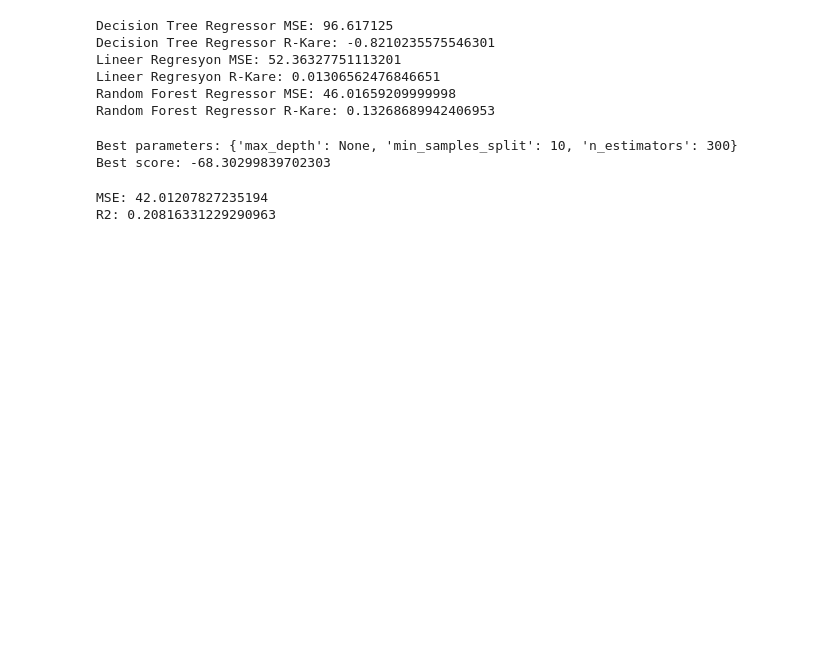
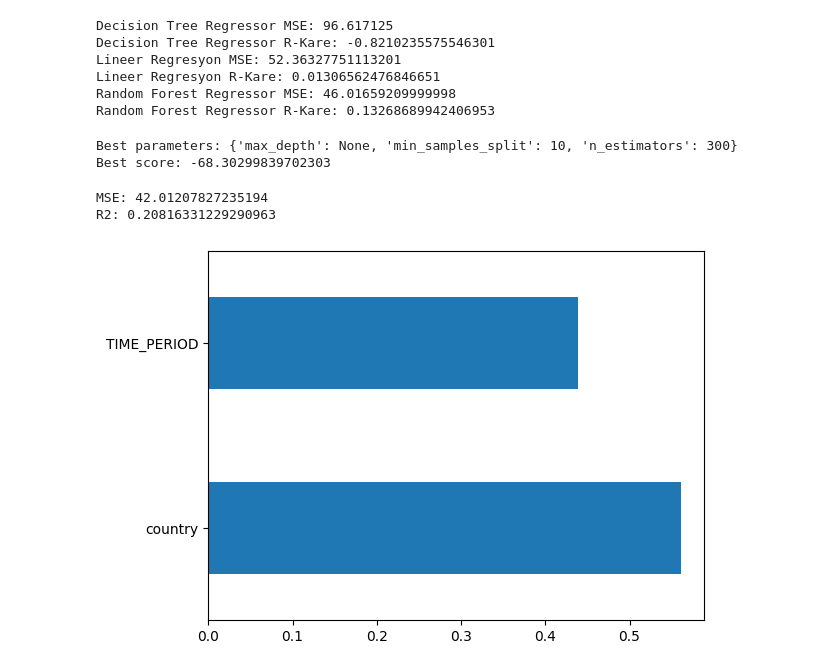
Before and after one commit to kalememre/CA2, a Jupyter notebook: labour.ipynb, the cells around one changed output. Cells and saved outputs as stored; diff of their text form; code cells hidden in the pictures; blank space fills up the shorter version.

Commit message:
compare model errors with graph

```diff
--- a/labour.ipynb
+++ b/labour.ipynb
@@ -954,3 +971,10 @@ print("R2:", r2)
 # %% [output]
 MSE: 42.01207827235194
 R2: 0.20816331229290963
+# %%
+# Plot the feature importances
+feature_importances = pd.Series(model.feature_importances_, index=X.columns)
+feature_importances.nlargest(10).plot(kind='barh')
+plt.show()
+# %% [output]
+[figure, added]
```
Also changed, not shown: parts of 1 cell of this notebook.
